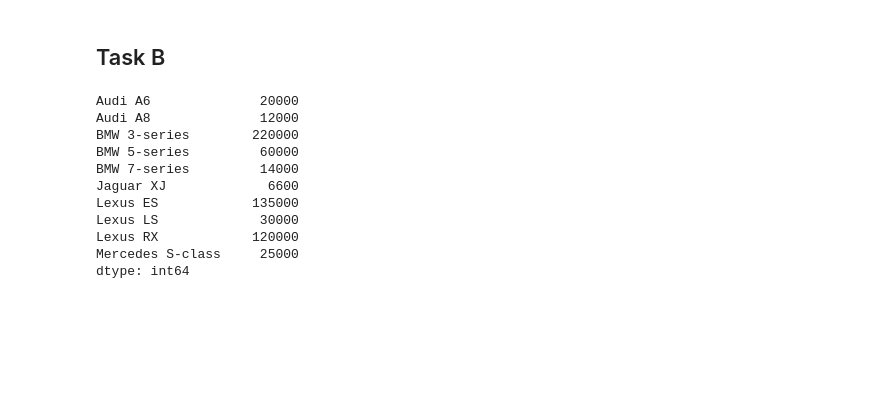
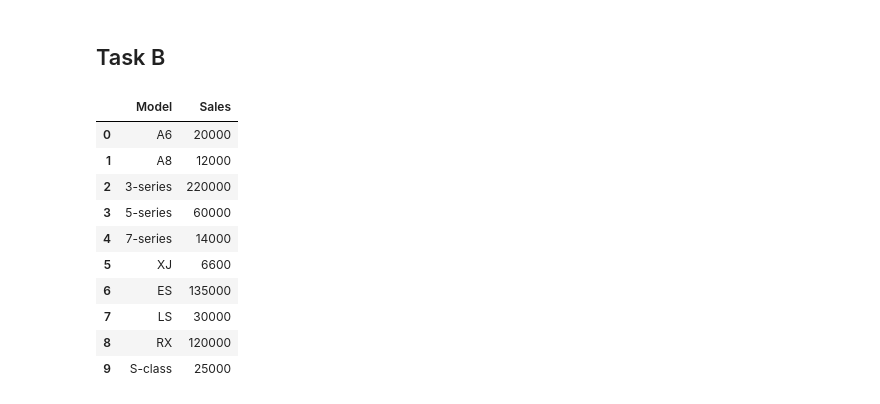
Before and after one commit to p-mckenzie/TextAnalytics, a Jupyter notebook: Assignment_3/HW3.ipynb, the cells around one changed output. Drawn from its saved outputs; the diff is of its cells as text; code cells hidden in the pictures; blank space fills up the shorter version.

```diff
--- a/Assignment_3/HW3.ipynb
+++ b/Assignment_3/HW3.ipynb
@@ -74,17 +74,22 @@ plt.show() # display
 # %% [markdown]
 ## Task B
-# %%
-data = pd.Series({'Audi A6':20000, 'Audi A8':12000, 'BMW 3-series':220000, 'BMW 5-series':60000, 'BMW 7-series':14000, 'Jaguar XJ':6600, 'Lexus ES':135000, 'Lexus LS':30000, 'Lexus RX':120000, 'Mercedes S-class':25000})
-data
-# %% [output]
-Audi A6              20000
-Audi A8              12000
-BMW 3-series        220000
-BMW 5-series         60000
-BMW 7-series         14000
-Jaguar XJ             6600
-Lexus ES            135000
-Lexus LS             30000
-Lexus RX            120000
-Mercedes S-class     25000
-dtype: int64
+# %%
+models = ['A6','A8','3-series','5-series','7-series','XJ','ES','LS','RX','S-class']
+sales = [20000,12000,220000,60000,14000,6600,135000,30000,120000,25000]
+data = pd.DataFrame({
+    'Model':models,
+    'Sales':sales
+})
+data
+# %% [output]
+|  | Model | Sales |
+| 0 | A6 | 20000 |
+| 1 | A8 | 12000 |
+| 2 | 3-series | 220000 |
+| 3 | 5-series | 60000 |
+| 4 | 7-series | 14000 |
+| 5 | XJ | 6600 |
+| 6 | ES | 135000 |
+| 7 | LS | 30000 |
+| 8 | RX | 120000 |
+| 9 | S-class | 25000 |
```
Also changed, not shown: parts of 11 cells of this notebook.
